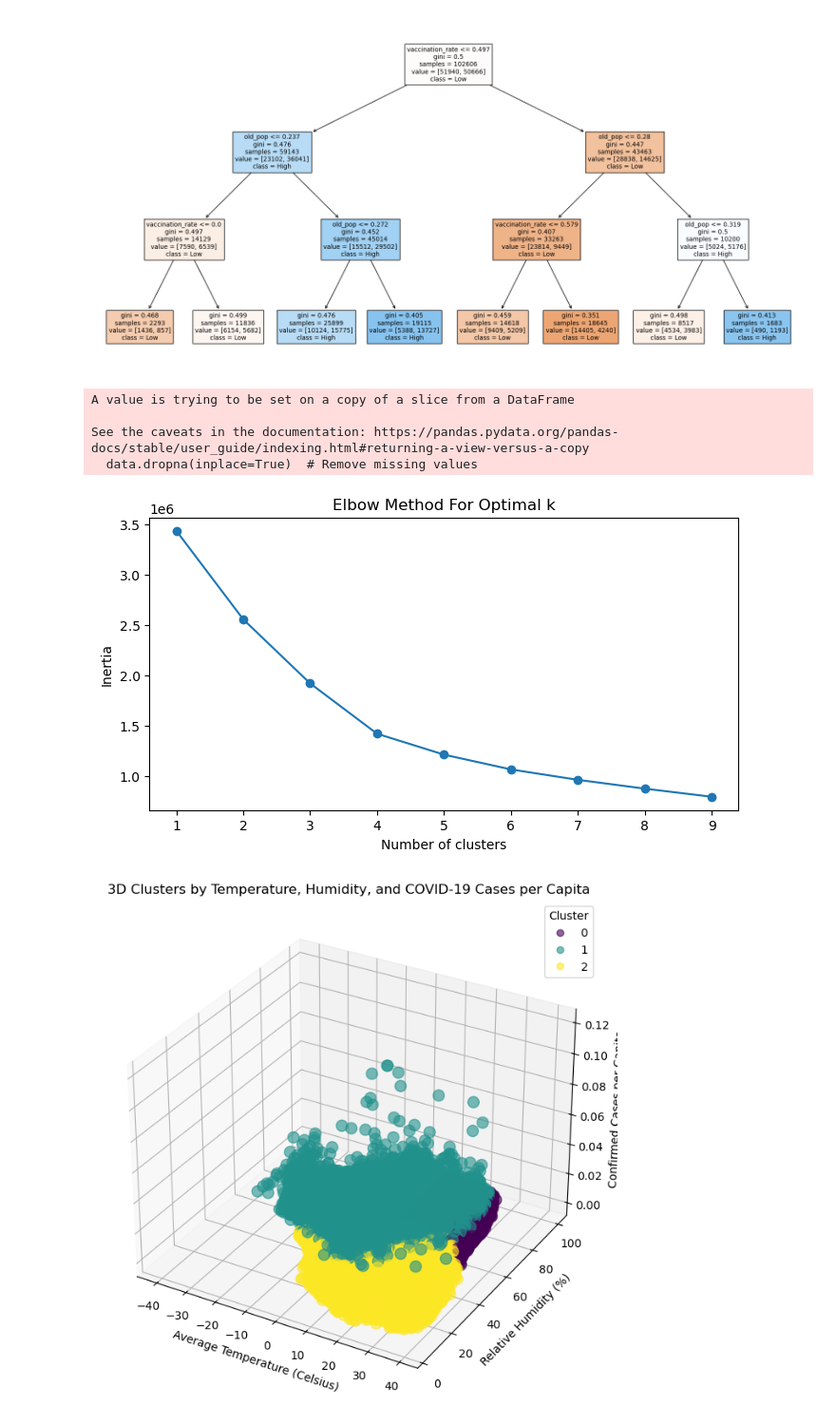
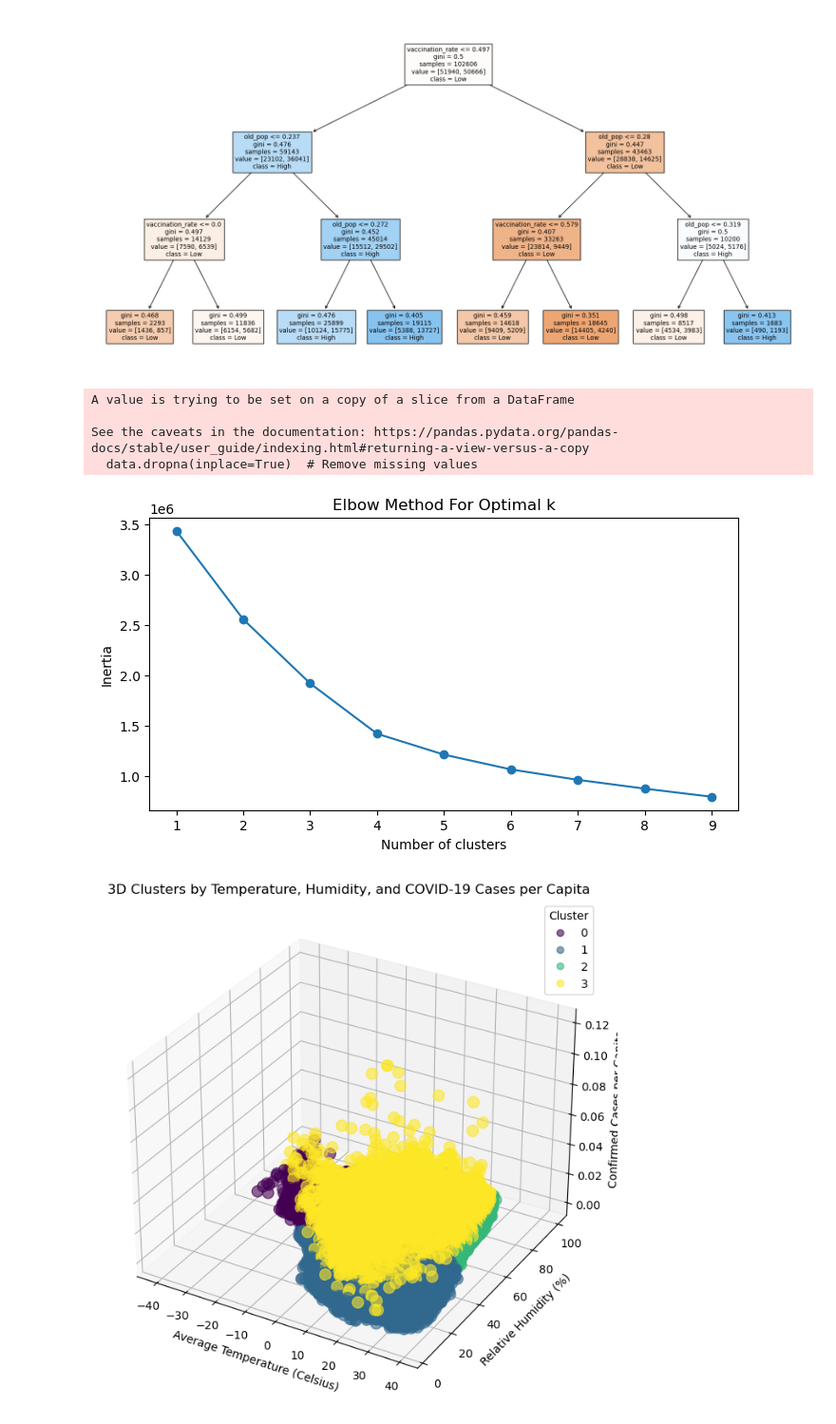
Before and after one commit to CCoakley6/DataMiningProjectSpring2024, a Jupyter notebook: Misc Functions/Classification_MA-All-data.ipynb, the cells around one changed output. Shown at 95% size. Saved outputs shown, nothing was run; the diff lists cells and outputs as text; code cells hidden in the pictures.

```diff
--- a/Misc Functions/Classification_MA-All-data.ipynb
+++ b/Misc Functions/Classification_MA-All-data.ipynb
@@ -273,26 +271,26 @@ from sklearn.cluster import KMeans
 import matplotlib.pyplot as plt
 from mpl_toolkits.mplot3d import Axes3D
 import seaborn as sns
+
+
+#make a copy of the data
 cluster2_df = full_df.copy()
 
-# Load your data - assuming it's already loaded as cluster2_df
 
-# Step 1: Data Preparation
-# Filter out necessary columns and calculate new_confirmed per capita
+# Filtering and normaliziation
 cluster2_df['confirmed_per_capita'] = cluster2_df['new_confirmed'] / cluster2_df['population']
 data = cluster2_df[['average_temperature_celsius', 'relative_humidity', 'confirmed_per_capita']]
 data.dropna(inplace=True)  # Remove missing values
 
-# Filter out small ratios, e.g., where confirmed_per_capita is less than 0.0001
+# Filter out small ratios
 data = data[data['confirmed_per_capita'] >= 0.0001]
 
-# Step 2: Feature Selection is already done in Step 1 by filtering columns
 
-# Step 3: Scaling the Data
+# Scale the Data, so no distance dependance...
 scaler = StandardScaler()
 data_scaled = scaler.fit_transform(data)
 
-# Step 4: Clustering
+# Clustering
 # Choosing the number of clusters with the elbow method
 inertias = []
 for k in range(1, 10):
@@ -308,39 +306,39 @@ plt.xlabel('Number of clusters')
 plt.ylabel('Inertia')
 plt.show()
 
-# Let's assume the elbow point is at k=3
-kmeans = KMeans(n_clusters=3, random_state=0)
+# k=4
+kmeans = KMeans(n_clusters=4, random_state=0)
 clusters = kmeans.fit_predict(data_scaled)
 
-# Step 5: Analysis
+# Analysis
 data['Cluster'] = clusters
 
-# Step 6: Visualization
+# Visualization
 # 3D Scatter plot of Temperature vs. Humidity vs. Confirmed Cases per Capita colored by cluster
 fig = plt.figure(figsize=(10, 8))
 ax = fig.add_subplot(111, projection='3d')
 scatter = ax.scatter(data['average_temperature_celsius'],
                      data['relative_humidity'],
                      data['confirmed_per_capita'],
                      c=data['Cluster'], cmap='viridis', s=100, alpha=0.6)
 ax.set_xlabel('Average Temperature (Celsius)')
 ax.set_ylabel('Relative Humidity (%)')
 ax.set_zlabel('Confirmed Cases per Capita')
 ax.set_title('3D Clusters by Temperature, Humidity, and COVID-19 Cases per Capita')
 plt.legend(*scatter.legend_elements(), title='Cluster')
 plt.show()
 
 # Plot for Confirmed Cases per Capita by Cluster
 plt.figure(figsize=(10, 6))
 sns.boxplot(x='Cluster', y='confirmed_per_capita', data=data)
 plt.title('Confirmed Cases per Capita by Cluster')
 plt.ylabel('Confirmed Cases per Capita')
 plt.xlabel('Cluster')
 plt.show()
 # %% [output]
 A value is trying to be set on a copy of a slice from a DataFrame
 
 See the caveats in the documentation: https://pandas.pydata.org/pandas-docs/stable/user_guide/indexing.html#returning-a-view-versus-a-copy
   data.dropna(inplace=True)  # Remove missing values
 [figure]
-[figure, old version]
+[figure, new version]
```
Also changed, not shown: parts of 8 cells of this notebook, 2 other files.
